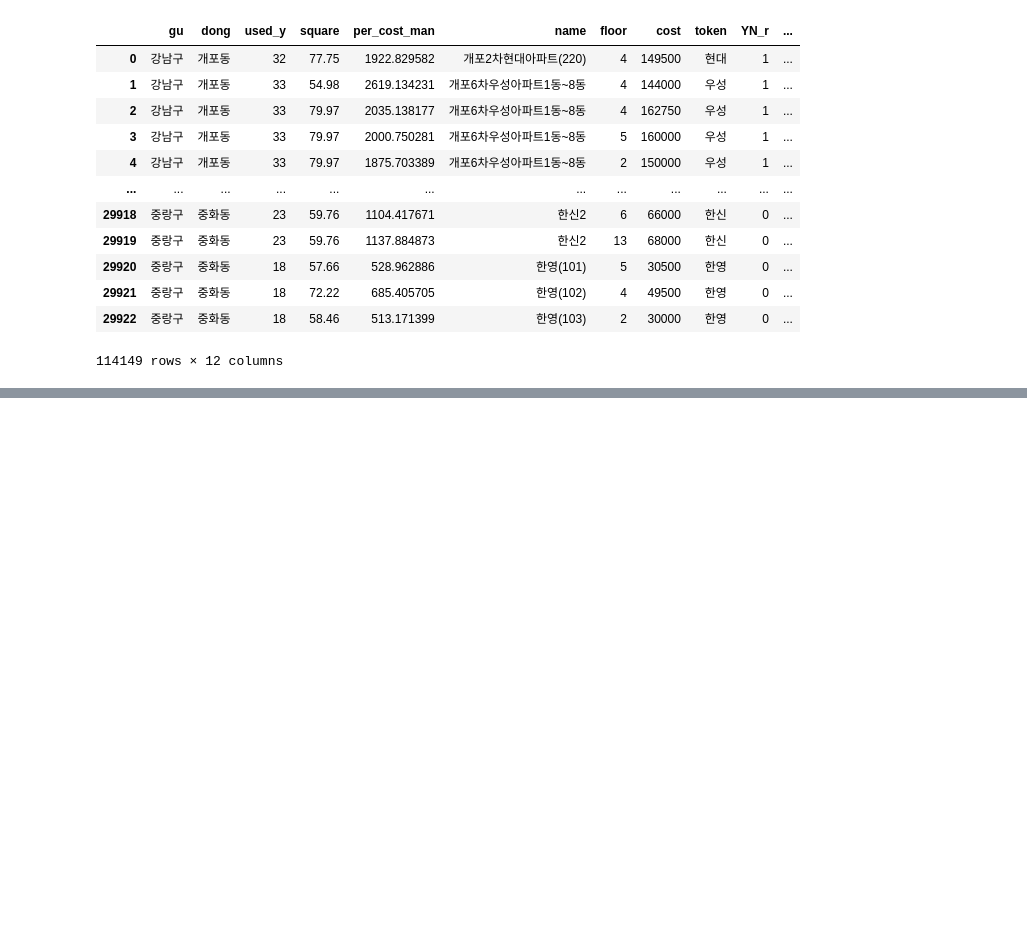
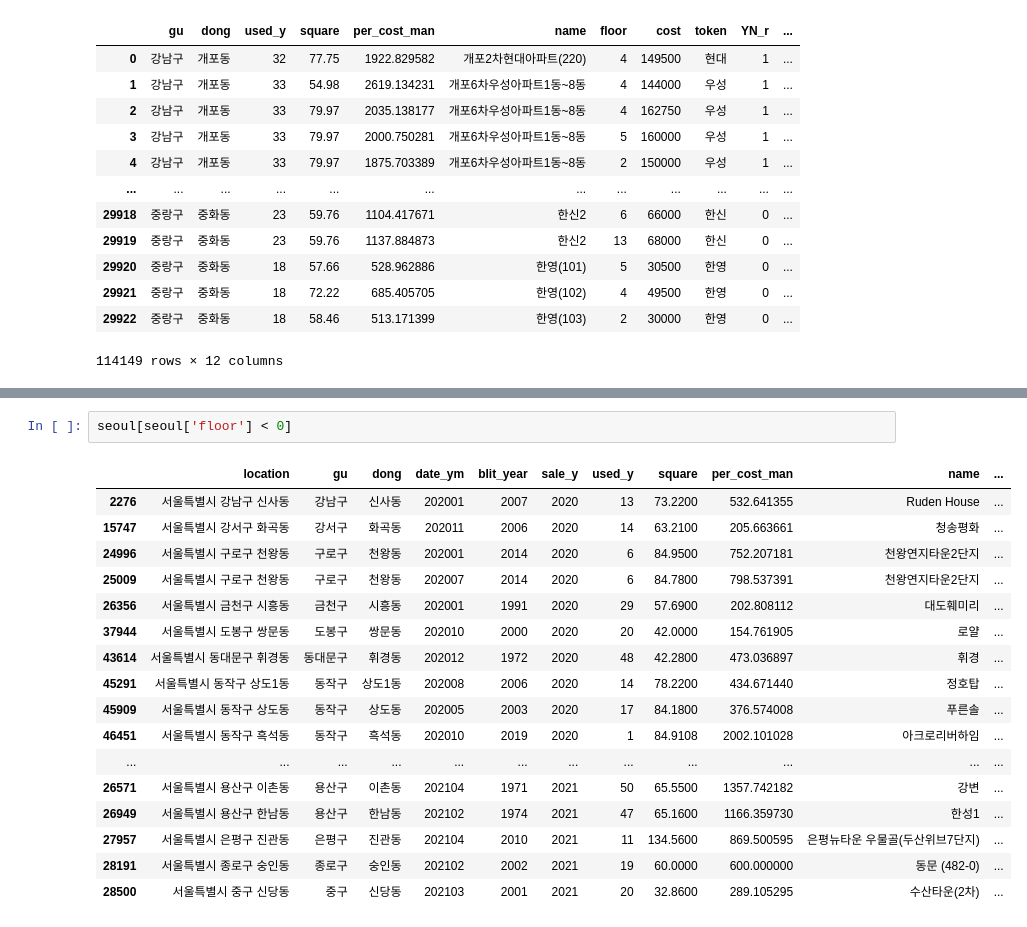
Before and after one commit to chaerui7967/ko_Apartment_Deal, a Jupyter notebook: Apart_EDA.ipynb, the cells around one changed output, grey strips where cells are left out. Cells and saved outputs as stored; diff of their text form; blank space fills up the shorter version.

```diff
--- a/Apart_EDA.ipynb
+++ b/Apart_EDA.ipynb
@@ -386,0 +428,20 @@ seoul_1.to_csv('seoul_1.csv')
+# %%
+seoul[seoul['floor'] < 0]
+# %% [output]
+|  | location | gu | dong | date_ym | blit_year | sale_y | used_y | square | per_cost_man | name | ... |
+| 2276 | 서울특별시 강남구 신사동 | 강남구 | 신사동 | 202001 | 2007 | 2020 | 13 | 73.2200 | 532.641355 | Ruden House | ... |
+| 15747 | 서울특별시 강서구 화곡동 | 강서구 | 화곡동 | 202011 | 2006 | 2020 | 14 | 63.2100 | 205.663661 | 청송평화 | ... |
+| 24996 | 서울특별시 구로구 천왕동 | 구로구 | 천왕동 | 202001 | 2014 | 2020 | 6 | 84.9500 | 752.207181 | 천왕연지타운2단지 | ... |
+| 25009 | 서울특별시 구로구 천왕동 | 구로구 | 천왕동 | 202007 | 2014 | 2020 | 6 | 84.7800 | 798.537391 | 천왕연지타운2단지 | ... |
+| 26356 | 서울특별시 금천구 시흥동 | 금천구 | 시흥동 | 202001 | 1991 | 2020 | 29 | 57.6900 | 202.808112 | 대도훼미리 | ... |
+| 37944 | 서울특별시 도봉구 쌍문동 | 도봉구 | 쌍문동 | 202010 | 2000 | 2020 | 20 | 42.0000 | 154.761905 | 로얄 | ... |
+| 43614 | 서울특별시 동대문구 휘경동 | 동대문구 | 휘경동 | 202012 | 1972 | 2020 | 48 | 42.2800 | 473.036897 | 휘경 | ... |
+| 45291 | 서울특별시 동작구 상도1동 | 동작구 | 상도1동 | 202008 | 2006 | 2020 | 14 | 78.2200 | 434.671440 | 정호탑 | ... |
+| 45909 | 서울특별시 동작구 상도동 | 동작구 | 상도동 | 202005 | 2003 | 2020 | 17 | 84.1800 | 376.574008 | 푸른솔 | ... |
+| 46451 | 서울특별시 동작구 흑석동 | 동작구 | 흑석동 | 202010 | 2019 | 2020 | 1 | 84.9108 | 2002.101028 | 아크로리버하임 | ... |
+| ... | ... | ... | ... | ... | ... | ... | ... | ... | ... | ... | ... |
+| 26571 | 서울특별시 용산구 이촌동 | 용산구 | 이촌동 | 202104 | 1971 | 2021 | 50 | 65.5500 | 1357.742182 | 강변 | ... |
+| 26949 | 서울특별시 용산구 한남동 | 용산구 | 한남동 | 202102 | 1974 | 2021 | 47 | 65.1600 | 1166.359730 | 한성1 | ... |
+| 27957 | 서울특별시 은평구 진관동 | 은평구 | 진관동 | 202104 | 2010 | 2021 | 11 | 134.5600 | 869.500595 | 은평뉴타운 우물골(두산위브7단지) | ... |
+| 28191 | 서울특별시 종로구 숭인동 | 종로구 | 숭인동 | 202102 | 2002 | 2021 | 19 | 60.0000 | 600.000000 | 동문 (482-0) | ... |
+| 28500 | 서울특별시 중구 신당동 | 중구 | 신당동 | 202103 | 2001 | 2021 | 20 | 32.8600 | 289.105295 | 수산타운(2차) | ... |
```
Also changed, not shown: parts of 6 cells of this notebook.
